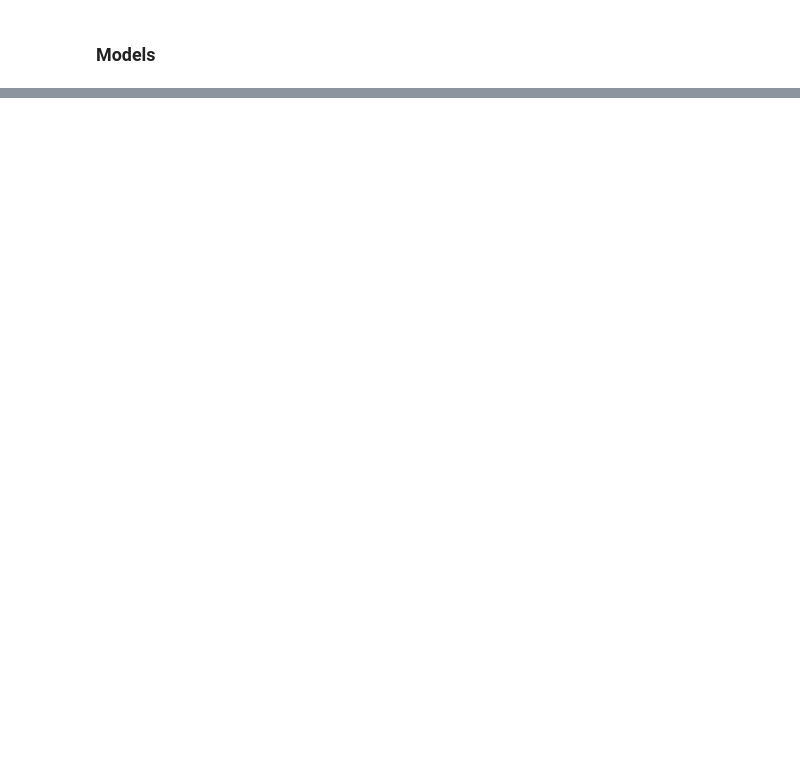
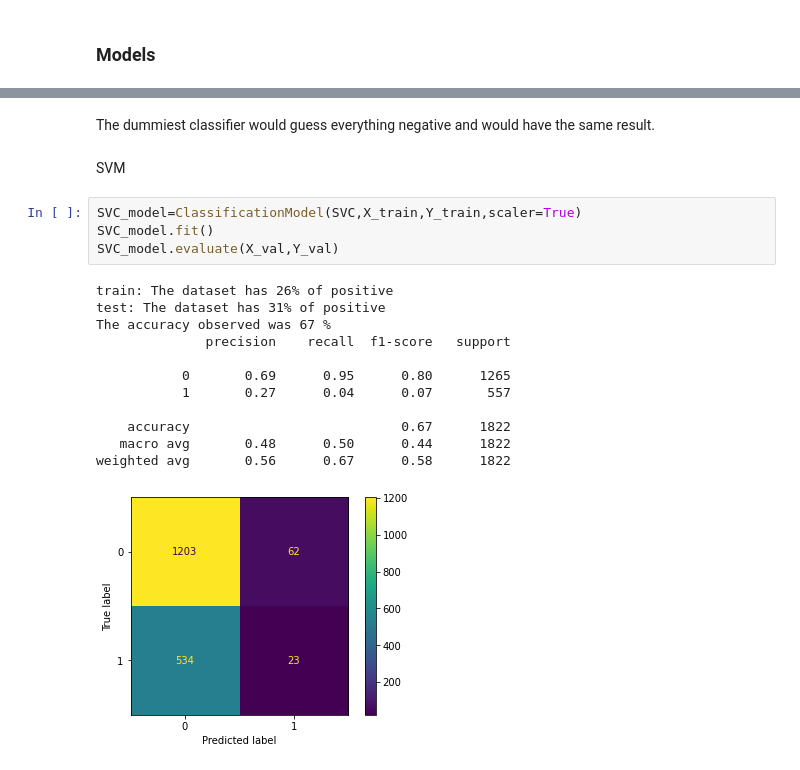
Before and after one commit to estevanmendes/Driving-pattern-EDA-and-AI, a Jupyter notebook: EDA_and_models.ipynb, the cells around one changed output, grey strips where cells are left out. Cells and saved outputs as stored; diff of their text form; blank space fills up the shorter version.

```diff
--- a/EDA_and_models.ipynb
+++ b/EDA_and_models.ipynb
@@ -405,0 +711,21 @@ X_test_sequence,Y_test_sequece=create_sequences(3,'class_code',[0,1,2],test_data
+# %% [markdown]
+The dummiest classifier would guess everything negative and would have the same result.
+# %% [markdown]
+SVM
+# %%
+SVC_model=ClassificationModel(SVC,X_train,Y_train,scaler=True)
+SVC_model.fit()
+SVC_model.evaluate(X_val,Y_val)
+# %% [output]
+train: The dataset has 26% of positive
+test: The dataset has 31% of positive
+The accuracy observed was 67 %
+              precision    recall  f1-score   support
+
+           0       0.69      0.95      0.80      1265
+           1       0.27      0.04      0.07       557
+
+    accuracy                           0.67      1822
+   macro avg       0.48      0.50      0.44      1822
+weighted avg       0.56      0.67      0.58      1822
+[figure, added]
```
Also changed, not shown: parts of 64 cells of this notebook.
